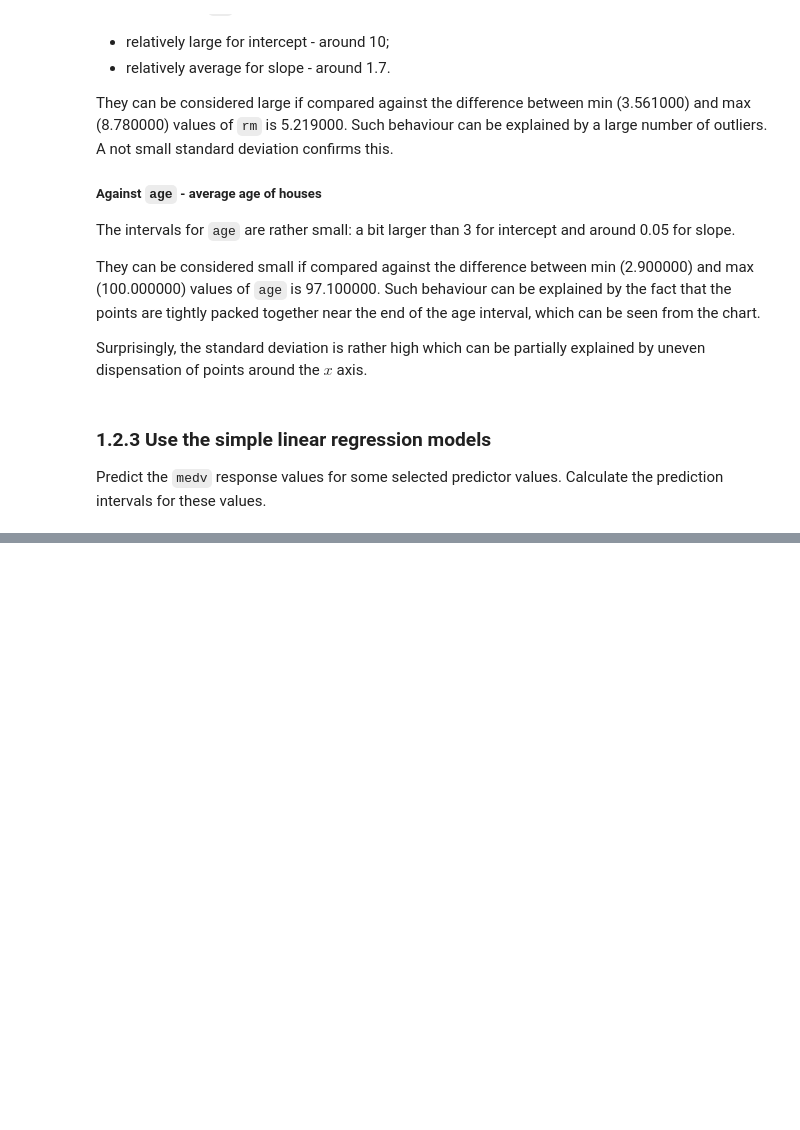
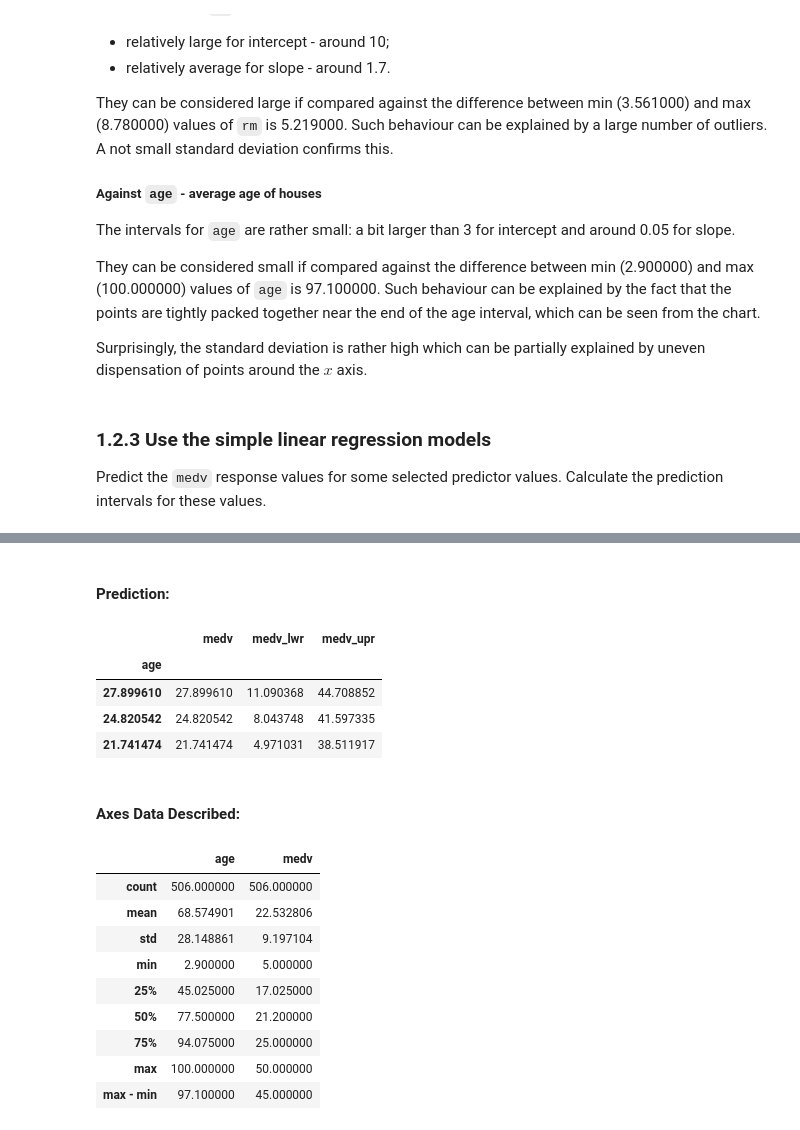
Before and after one commit to shevchenkobn/ml-practice, a Jupyter notebook: a2/a2.ipynb, the cells around one changed output, grey strips where cells are left out. Cells and saved outputs as stored; diff of their text form; code cells hidden in the pictures; blank space fills up the shorter version.

```diff
--- a/a2/a2.ipynb
+++ b/a2/a2.ipynb
@@ -386,0 +438,21 @@ Predict the `medv` response values for some selected predictor values. Calculate
+# %%
+display(Markdown('#### Prediction:'), predict_with_pi(age_mod_fit, (25, 50, 75), xlab='age', ylab='medv'))
+display(Markdown('#### Axes Data Described:'), describe_axes(boston_df['age'], boston_df['medv']))
+# %% [output]
+#### Prediction:
+|  | medv | medv_lwr | medv_upr |
+| age |  |  |  |
+| 27.899610 | 27.899610 | 11.090368 | 44.708852 |
+| 24.820542 | 24.820542 | 8.043748 | 41.597335 |
+| 21.741474 | 21.741474 | 4.971031 | 38.511917 |
+#### Axes Data Described:
+|  | age | medv |
+| count | 506.000000 | 506.000000 |
+| mean | 68.574901 | 22.532806 |
+| std | 28.148861 | 9.197104 |
+| min | 2.900000 | 5.000000 |
+| 25% | 45.025000 | 17.025000 |
+| 50% | 77.500000 | 21.200000 |
+| 75% | 94.075000 | 25.000000 |
+| max | 100.000000 | 50.000000 |
+| max - min | 97.100000 | 45.000000 |
```
Also changed, not shown: parts of 5 cells of this notebook.
